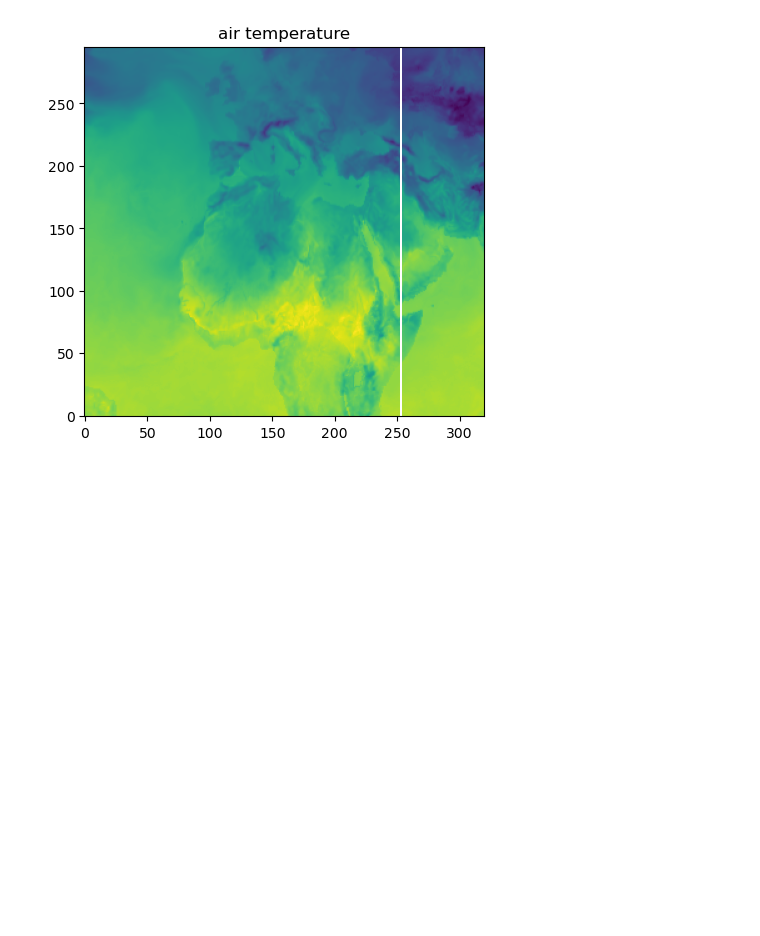
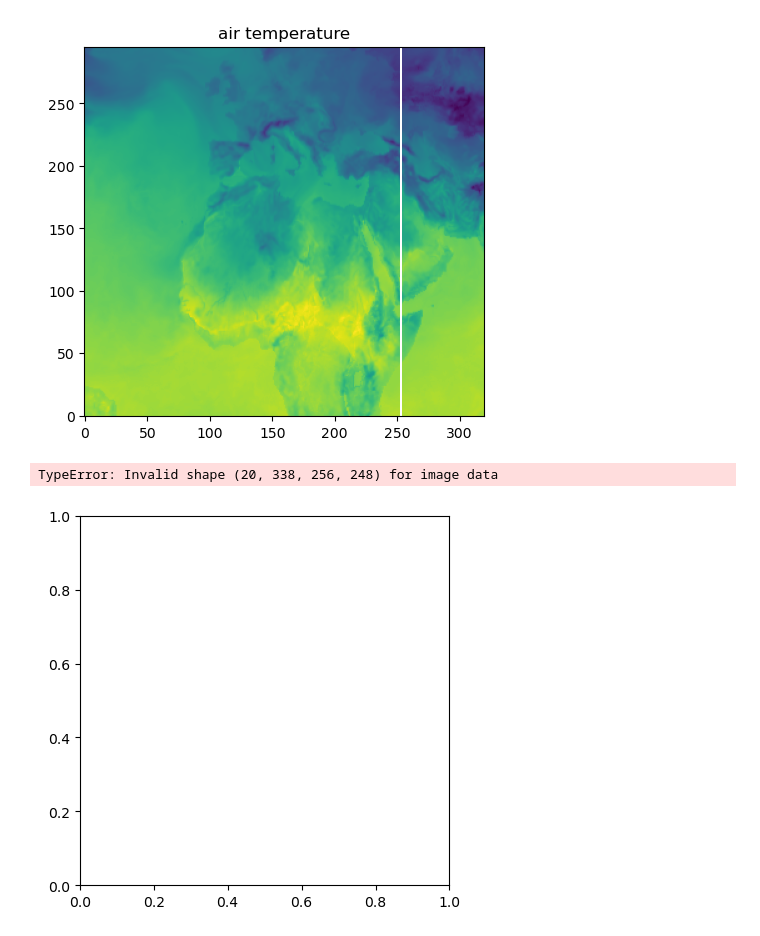
Before and after one commit to elenafillo/extract_iris_met, a Jupyter notebook: exploring_met_data.ipynb, the cells around one changed output. Saved outputs shown, nothing was run; the diff lists cells and outputs as text; code cells hidden in the pictures; blank space fills up the shorter version.

```diff
--- a/exploring_met_data.ipynb
+++ b/exploring_met_data.ipynb
@@ -258,3 +258,18 @@ def drop_timevars(f):
     if "forecast_period" in f.coords:
         f = f.drop_vars(["forecast_period", "forecast_reference_time"])
     return f
+# %%
+
+
+
+
+
+
+filename = os.listdir(met_path)[0]
+cube_list = iris.load(met_path + filename, callback=remove_coord_callback)
+# %%
+surface_pressure = xr.DataArray.from_iris(cube_list[2])
+plt.imshow(surface_pressure.values, origin="lower")
+# %% [output]
+TypeError: Invalid shape (20, 338, 256, 248) for image data
+[figure, added]
```
Also changed, not shown: parts of 12 cells of this notebook.
